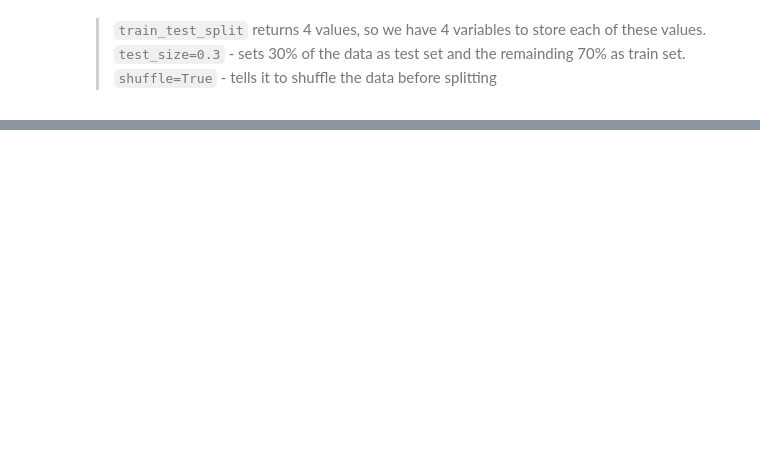
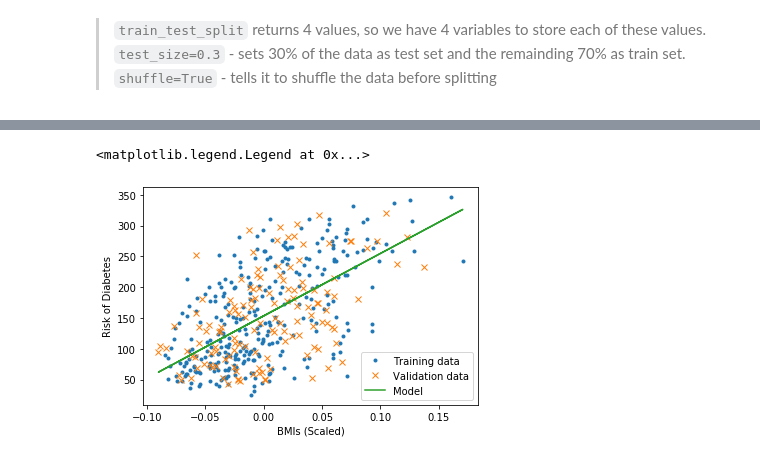
Before and after one commit to mrzzy/mlbootcamp, a Jupyter notebook: practicals/day_1/practical_1_1/diabetes.ipynb, the cells around one changed output, grey strips where cells are left out. Drawn from its saved outputs; the diff is of its cells as text; code cells hidden in the pictures; blank space fills up the shorter version.

Commit message:
refactored diabetes notebook

```diff
--- a/practicals/day_1/practical_1_1/diabetes.ipynb
+++ b/practicals/day_1/practical_1_1/diabetes.ipynb
@@ -105,0 +114,2 @@ bmis_train, bmis_test, risks_train, risks_test = train_test_split(
+# %%
+bmis = examples[:, 2]
@@ -105,0 +122,4 @@ bmis_train, bmis_test, risks_train, risks_test = train_test_split(
+# %%
+model = LinearRegression()
+bmis = bmis.reshape((442, 1))
+model.fit(bmis, diabetes_risks)
@@ -106,3 +159,9 @@ bmis_train, bmis_test, risks_train, risks_test = train_test_split(
+# %%
+train_bmis, valid_bmis, train_risks, valid_risks = train_test_split(
+    bmis, diabetes_risks,
+    test_size=0.3,
+    shuffle=True,
+    random_state=0)
 # %% [markdown]
 > `train_test_split` returns 4 values, so we have 4 variables to store each of these values.
 > `test_size=0.3` - sets 30% of the data as test set and the remainding 70% as train set.
@@ -407,0 +171,3 @@ plt.legend()
+# %%
+model = LinearRegression()
+model.fit(train_bmis, train_risks)
@@ -407,0 +223,13 @@ plt.legend()
+# %%
+pred_risks = model.predict(bmis)
+plt.plot(train_bmis, train_risks, '.', label='Training data')
+plt.plot(valid_bmis, valid_risks, 'x', label='Validation data')
+plt.plot(bmis, pred_risks, '-', label='Model')
+
+plt.xlabel('BMIs (Scaled)')
+plt.ylabel('Risk of Diabetes')
+
+plt.legend()
+# %% [output]
+<matplotlib.legend.Legend at 0x...>
+[figure, added]
```
Also changed, not shown: parts of 92 cells of this notebook, 1 other file.
